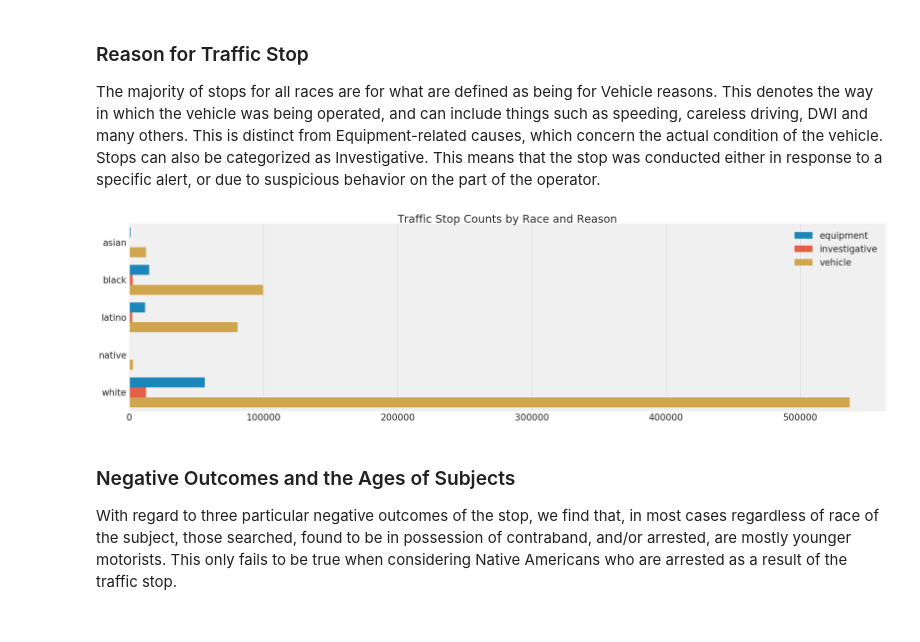
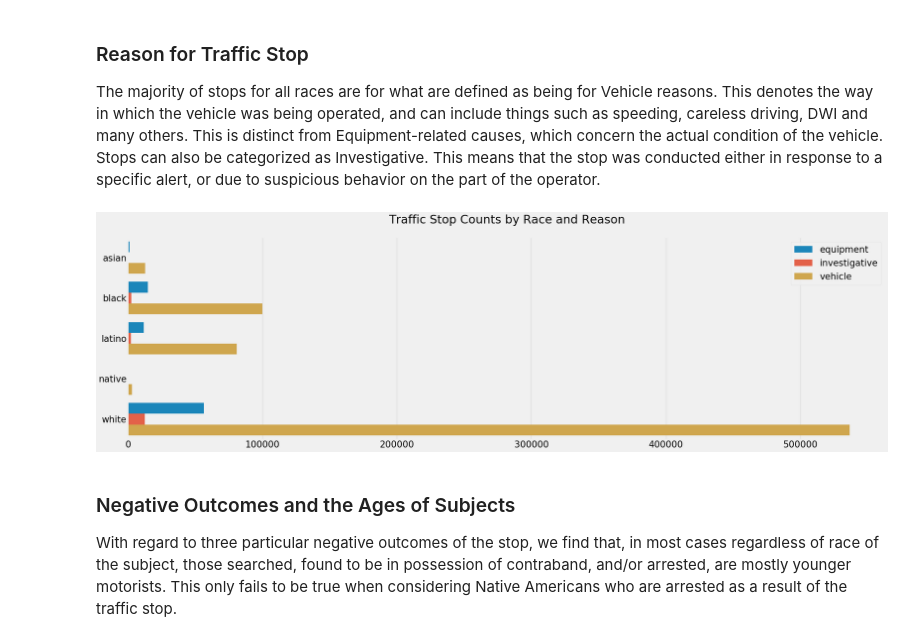
Before and after one commit to maf5509/Detecting_Implicit_Bias_in_Traffic_Stops, a Jupyter notebook: Traffic_Stop.ipynb, the cells around one changed output. Drawn from its saved outputs; the diff is of its cells as text; code cells hidden in the pictures.

```diff
--- a/Traffic_Stop.ipynb
+++ b/Traffic_Stop.ipynb
@@ -316,6 +316,5 @@ def pie_chart(df, col, labs, title):
     matplotlib.rc('font', **font)
 # %%
-plt.style.use(['seaborn-colorblind'])
 plt.rcParams['figure.figsize'] = (30.0, 10.0)
 plt.subplot(1,3,1)
 pie_chart(stop, 'race', ['White', 'Black', 'Latino', 'Asian', 'Native American'], 'By Race')
@@ -421,13 +420,13 @@ The majority of stops for all races are for what are defined as being for Vehicl
 # %%
 sns.countplot(y='race', hue='reason', data=stop)
 plt.xticks(fontsize=26)
 plt.yticks(fontsize=26)
 plt.legend(fontsize=26)
 plt.xlabel('')
 plt.ylabel('')
-plt.title('Traffic Stop Counts by Race and Reason');
+plt.title('Traffic Stop Counts by Race and Reason', fontsize=34);
 # %% [output]
-[figure, old version]
+[figure, new version]
 # %% [markdown]
 ### Negative Outcomes and the Ages of Subjects
 With regard to three particular negative outcomes of the stop, we find that, in most cases regardless of race of the subject, those searched, found to be in possession of contraband, and/or arrested, are mostly younger motorists. This only fails to be true when considering Native Americans who are arrested as a result of the traffic stop.
```
Also changed, not shown: parts of 60 cells of this notebook.
